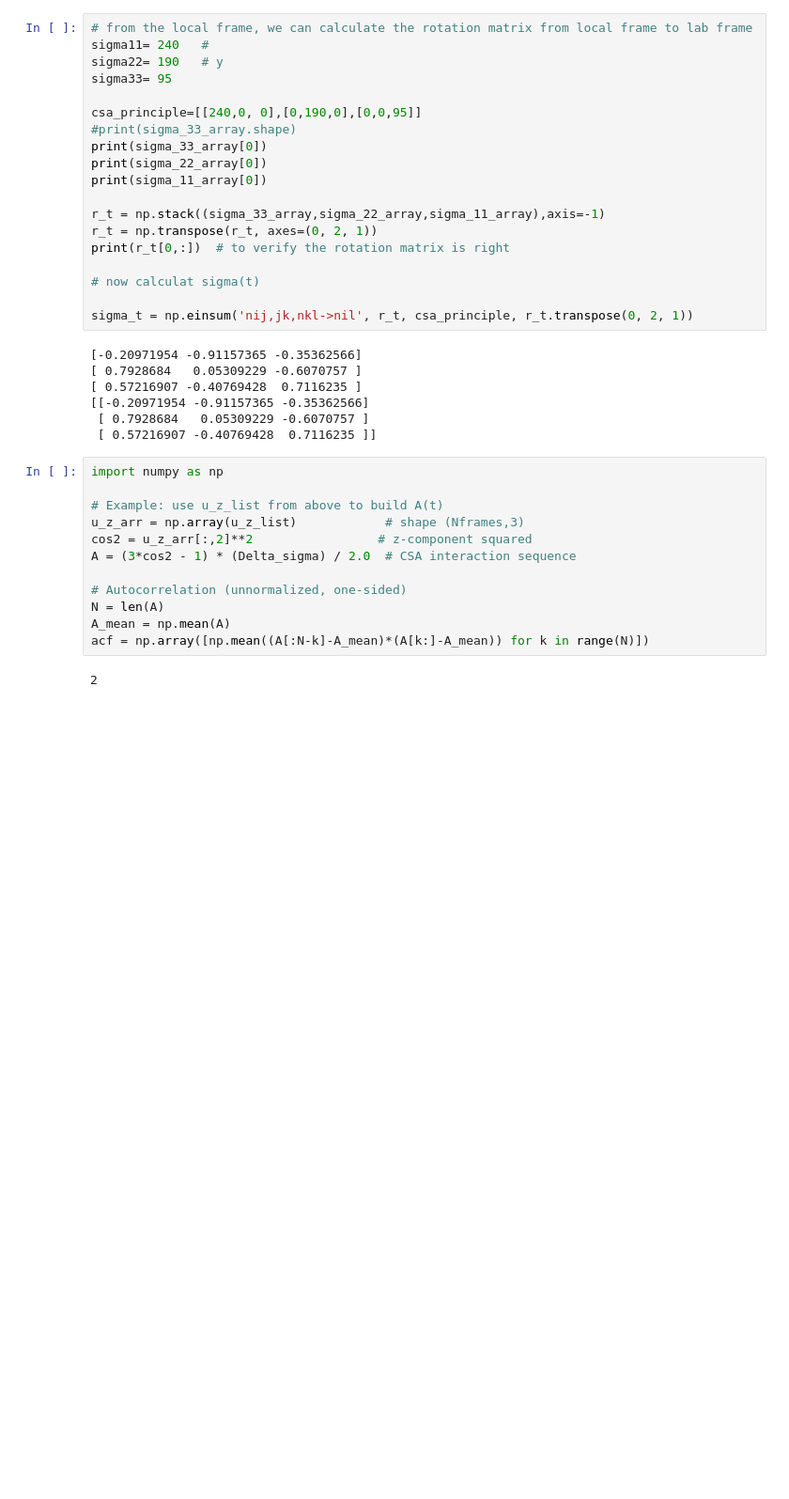
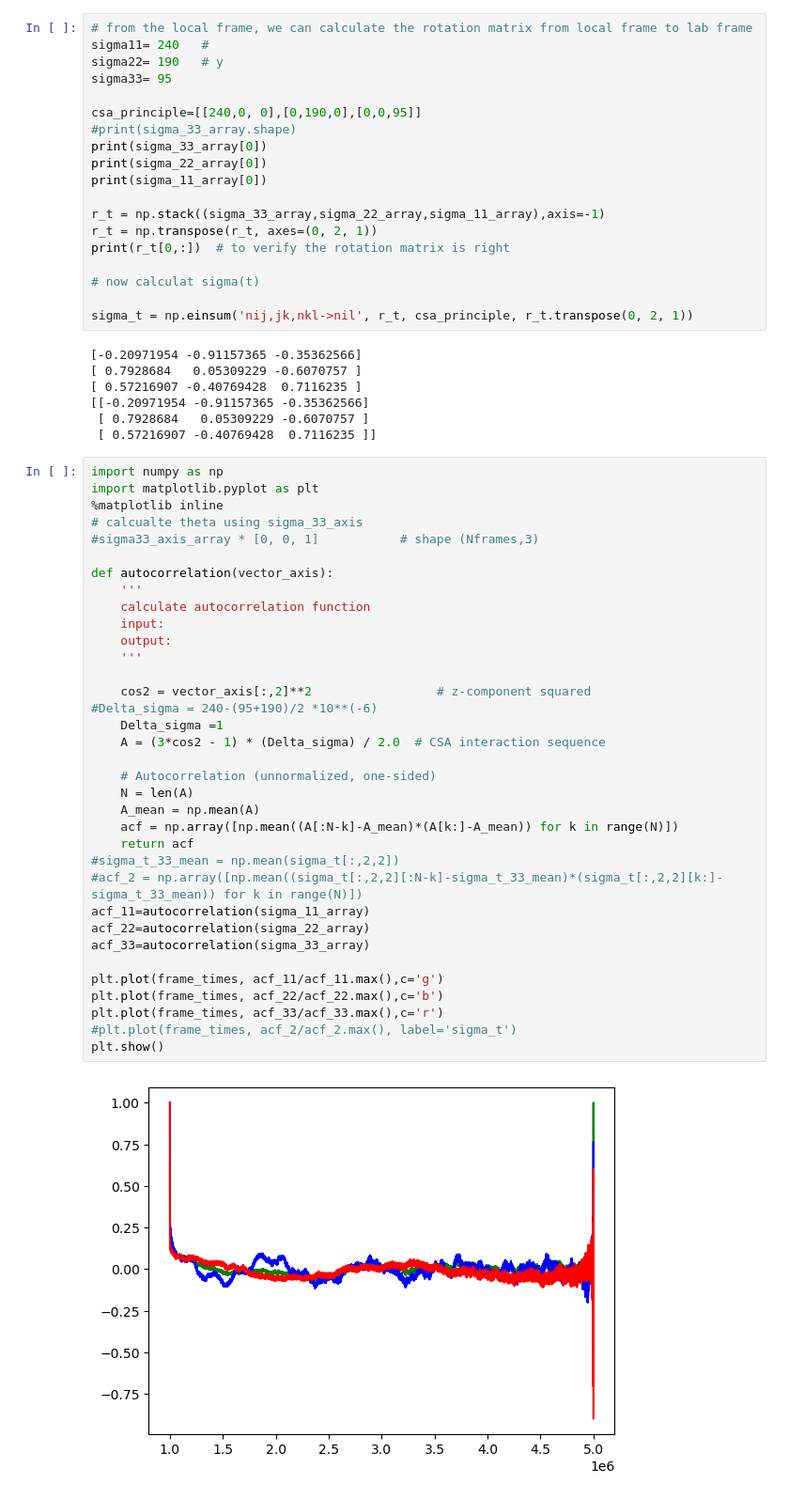
Before and after one commit to Xyunyao/KChannel_torsion_angle, a Jupyter notebook: NMR_t1_estimation.ipynb, the cells around one changed output. Shown at 94% size. Saved outputs shown, nothing was run; the diff lists cells and outputs as text; blank space fills up the shorter version.

```diff
--- a/NMR_t1_estimation.ipynb
+++ b/NMR_t1_estimation.ipynb
@@ -121,15 +121,38 @@ sigma_t = np.einsum('nij,jk,nkl->nil', r_t, csa_principle, r_t.transpose(0, 2, 1
  [ 0.57216907 -0.40769428  0.7116235 ]]
 # %%
 import numpy as np
+import matplotlib.pyplot as plt
+%matplotlib inline
+# calcualte theta using sigma_33_axis
+#sigma33_axis_array * [0, 0, 1]           # shape (Nframes,3)
 
-# Example: use u_z_list from above to build A(t)
-u_z_arr = np.array(u_z_list)            # shape (Nframes,3)
-cos2 = u_z_arr[:,2]**2                 # z-component squared
-A = (3*cos2 - 1) * (Delta_sigma) / 2.0  # CSA interaction sequence
+def autocorrelation(vector_axis):
+    '''
+    calculate autocorrelation function
+    input:
+    output:
+    '''
 
-# Autocorrelation (unnormalized, one-sided)
-N = len(A)
-A_mean = np.mean(A)
-acf = np.array([np.mean((A[:N-k]-A_mean)*(A[k:]-A_mean)) for k in range(N)])
+    cos2 = vector_axis[:,2]**2                 # z-component squared
+#Delta_sigma = 240-(95+190)/2 *10**(-6)
+    Delta_sigma =1
+    A = (3*cos2 - 1) * (Delta_sigma) / 2.0  # CSA interaction sequence
+
+    # Autocorrelation (unnormalized, one-sided)
+    N = len(A)
+    A_mean = np.mean(A)
+    acf = np.array([np.mean((A[:N-k]-A_mean)*(A[k:]-A_mean)) for k in range(N)])
+    return acf
+#sigma_t_33_mean = np.mean(sigma_t[:,2,2])
+#acf_2 = np.array([np.mean((sigma_t[:,2,2][:N-k]-sigma_t_33_mean)*(sigma_t[:,2,2][k:]-sigma_t_33_mean)) for k in range(N)])
+acf_11=autocorrelation(sigma_11_array)
+acf_22=autocorrelation(sigma_22_array)
+acf_33=autocorrelation(sigma_33_array)
+
+plt.plot(frame_times, acf_11/acf_11.max(),c='g')
+plt.plot(frame_times, acf_22/acf_22.max(),c='b')
+plt.plot(frame_times, acf_33/acf_33.max(),c='r')
+#plt.plot(frame_times, acf_2/acf_2.max(), label='sigma_t')
+plt.show()
 # %% [output]
-2
+[figure, added]
```
Also changed, not shown: parts of 4 cells of this notebook.
